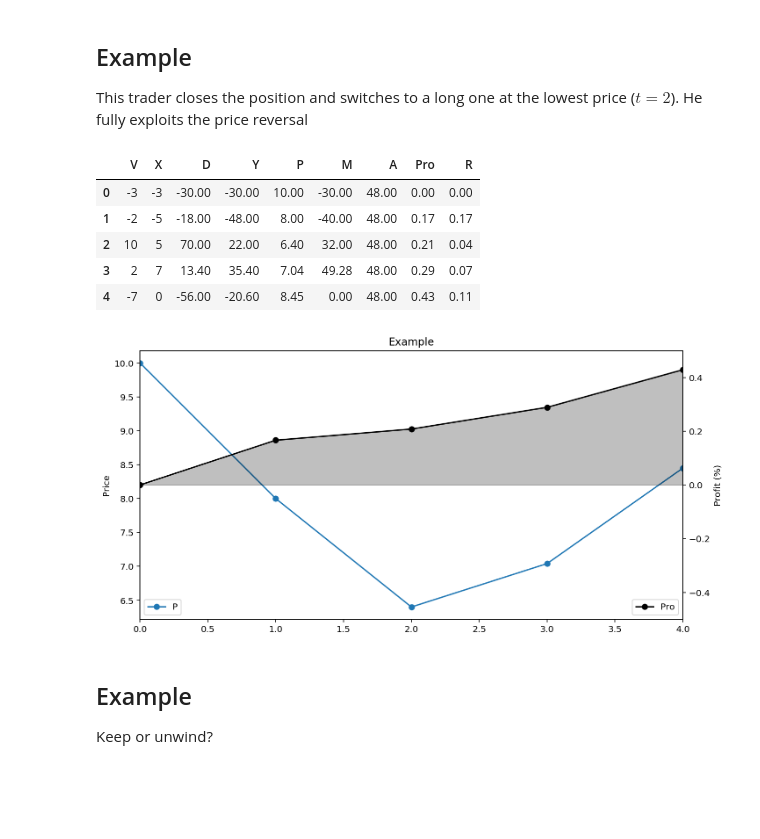
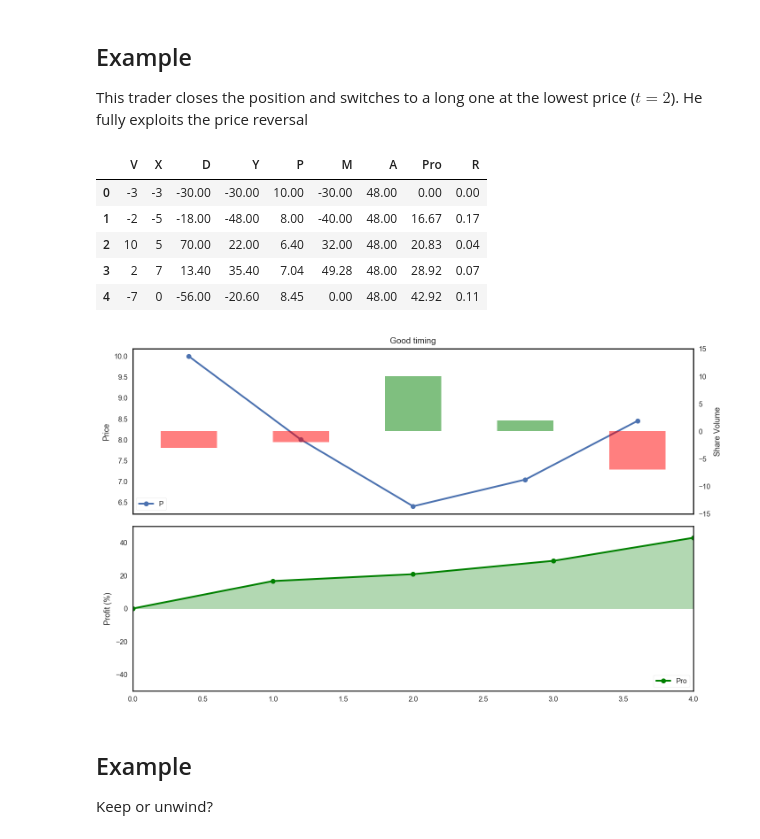
Before and after one commit to AndreaBarbon/Best-Clients---Notebooks, a Jupyter notebook: Profitability Measure.ipynb, the cells around one changed output. Cells and saved outputs as stored; diff of their text form; code cells hidden in the pictures; blank space fills up the shorter version.

```diff
--- a/Profitability Measure.ipynb
+++ b/Profitability Measure.ipynb
@@ -11,6 +11,8 @@ from pandas.tseries.offsets import *
 import statsmodels.formula.api as smf;
 import seaborn as sns
 pd.options.display.float_format = '{:,.2f}'.format
+
+sns.set( 'paper', style="white", rc={"lines.linewidth": 2.0})
 # %%
 %%html
 <style>
@@ -61,25 +63,43 @@ def compute_profits(te):
     return te
 
 def plot_profits(te, title='Example', print_stats=False):
-    fig, ax1 = plt.subplots(1,1, figsize=(10,5))
-    ax2 = ax1.twinx()
+
+    te = te.copy()
+    te['Pro'] *= 100
+    fig, (ax1, ax2) = plt.subplots(2,1, figsize=(10,6))
+    ax3 = ax1.twinx()
+
+    if te['Pro'].mean() > 0: col = 'g'
+    else                   : col = 'r'
+
     te['P'  ].plot(marker='o', ax=ax1, linestyle='-')
-    te['Pro'].plot(marker='o', ax=ax2, color='k'    );
+
+    te['V+'] = te['V'] * (te['V']>0)
+    te['V+'].plot(kind='bar', color='g', alpha=0.5)
+    te['V-'] = te['V'] * (te['V']<0)
+    te['V-'].plot(kind='bar', color='r', alpha=0.5)
+
+    ax2.fill_between( te.index, 0, te['Pro'], color=col, alpha=0.3 )
+    te['Pro'].plot(marker='o', ax=ax2, color=col    );
+
     ax1.legend(frameon=True, loc=3);
     ax2.legend(frameon=True, loc=4);
-    ax1.set_title(title); ax1.yaxis.set_label_text("Price" ); ax2.yaxis.set_label_text("Profit (%)");
-    plt.tight_layout();
 
     if print_stats:
         print("Total profit  : {0:1.0f} $".format( te.iloc[-1]['M']-te.iloc[-1]['Y'] ))
         print("Max   exposure: {0:1.0f} $".format( te['Y'].abs().max() ))
         print("Rough return  : {0:1.0f} %".format( (te.iloc[-1]['M']-te.iloc[-1]['Y']) / te['Y'].abs().max() * 100 ))
 
-    ax2.fill_between( te.index, 0, te['Pro'], color='k', alpha=0.25 )
-
-    ax2.set_ylim([-0.5, 0.5])
+    ax2.set_ylim([-50, 50])
+    ax3.set_ylim([-15, 15])
     #ax2.axhline(0, linestyle=':', color='k')
 
+    ax1.set_title(title);
+    ax3.yaxis.set_label_text("Share Volume" );
+    ax1.yaxis.set_label_text("Price" );
+    ax2.yaxis.set_label_text("Profit (%)");
+    plt.tight_layout();
+
     display(te[['V', 'X', 'D', 'Y', 'P', 'M', 'A', 'Pro', 'R']])
 # %%
 te = pd.DataFrame({
@@ -93,15 +113,15 @@ te = pd.DataFrame({
 This trader closes the position and switches to a long one at the lowest price ($t=2$). He fully exploits the price reversal
 # %%
 te['V'] = [ -3 , -2,  10,  2,  -7  ]
-plot_profits(compute_profits(te))
+plot_profits(compute_profits(te), "Good timing")
 # %% [output]
 |  | V | X | D | Y | P | M | A | Pro | R |
 | 0 | -3 | -3 | -30.00 | -30.00 | 10.00 | -30.00 | 48.00 | 0.00 | 0.00 |
-| 1 | -2 | -5 | -18.00 | -48.00 | 8.00 | -40.00 | 48.00 | 0.17 | 0.17 |
-| 2 | 10 | 5 | 70.00 | 22.00 | 6.40 | 32.00 | 48.00 | 0.21 | 0.04 |
-| 3 | 2 | 7 | 13.40 | 35.40 | 7.04 | 49.28 | 48.00 | 0.29 | 0.07 |
-| 4 | -7 | 0 | -56.00 | -20.60 | 8.45 | 0.00 | 48.00 | 0.43 | 0.11 |
+| 1 | -2 | -5 | -18.00 | -48.00 | 8.00 | -40.00 | 48.00 | 16.67 | 0.17 |
+| 2 | 10 | 5 | 70.00 | 22.00 | 6.40 | 32.00 | 48.00 | 20.83 | 0.04 |
+| 3 | 2 | 7 | 13.40 | 35.40 | 7.04 | 49.28 | 48.00 | 28.92 | 0.07 |
+| 4 | -7 | 0 | -56.00 | -20.60 | 8.45 | 0.00 | 48.00 | 42.92 | 0.11 |
-[figure, old version]
+[figure, new version]
 # %% [markdown]
 ## Example
 Keep or unwind?
```
Also changed, not shown: parts of 9 cells of this notebook, 2 other files.
